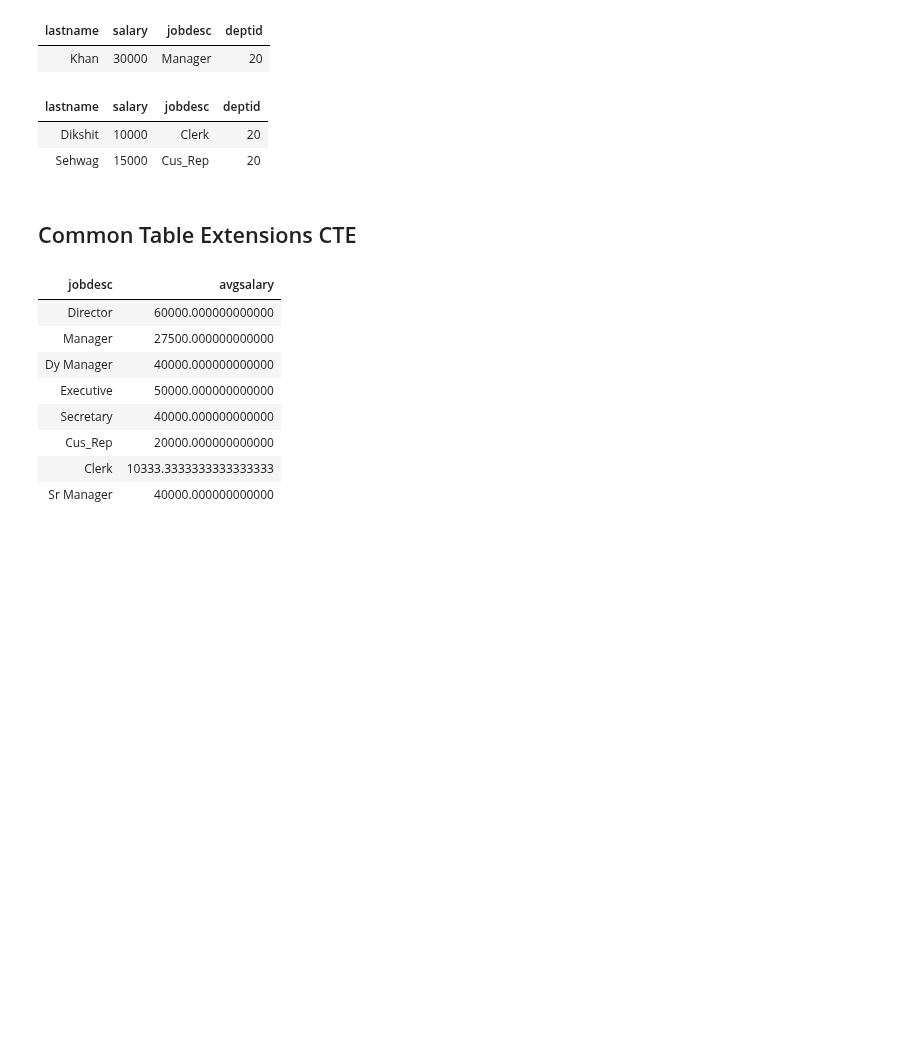
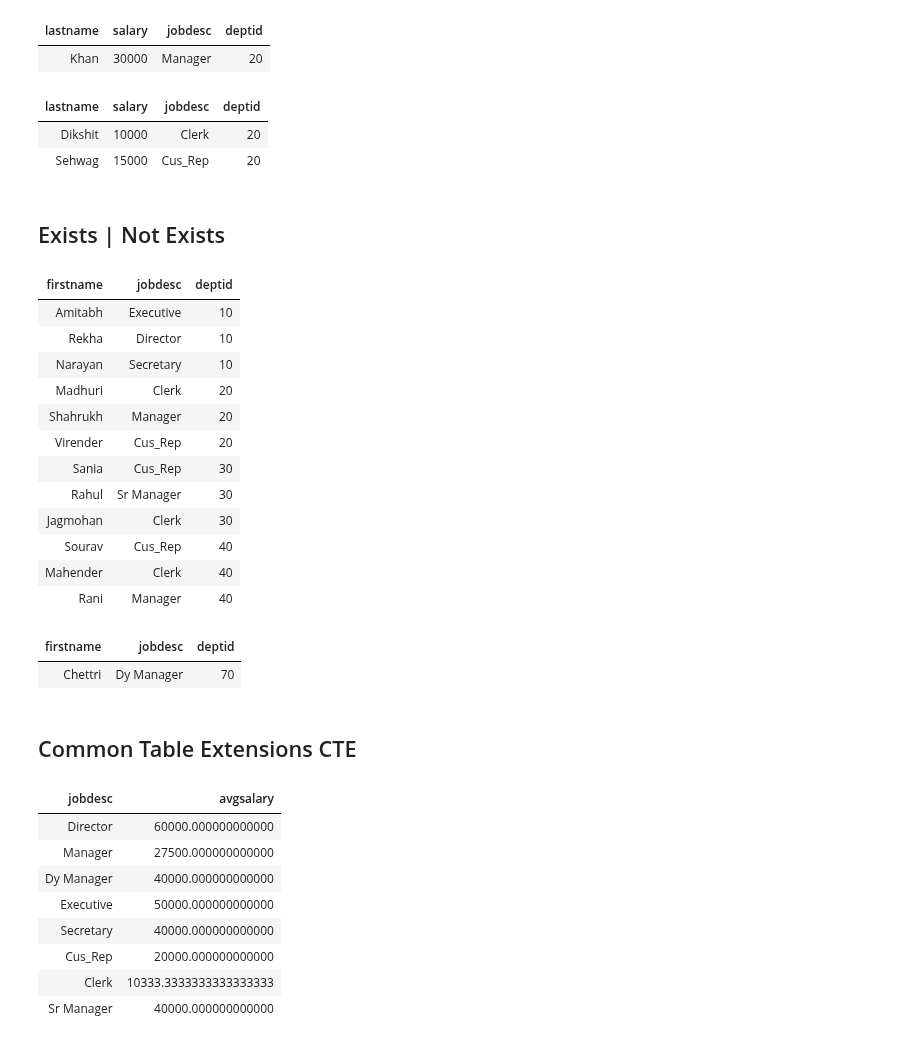
Before and after one commit to Praxis-QR/RDWH, a Jupyter notebook: PostgreSQL_02_SQL42.ipynb, the cells around one changed output. Saved outputs shown, nothing was run; the diff lists cells and outputs as text; code cells hidden in the pictures; blank space fills up the shorter version.

```diff
--- a/PostgreSQL_02_SQL42.ipynb
+++ b/PostgreSQL_02_SQL42.ipynb
@@ -755,6 +755,43 @@ runSelect(sql)
 | lastname | salary | jobdesc | deptid |
 | Dikshit | 10000 | Clerk | 20 |
 | Sehwag | 15000 | Cus_Rep | 20 |
+# %% [markdown]
+## Exists | Not Exists
+# %%
+#!psql -h localhost -p 5432 -Uupraxis -ddbpraxis -c "\
+sql = "\
+select firstname, jobdesc, deptid from empl \
+where exists \
+(select * from dept where empl.deptid = dept.deptid)\
+order by deptid \
+"
+runSelect(sql)
+# %% [output]
+| firstname | jobdesc | deptid |
+| Amitabh | Executive | 10 |
+| Rekha | Director | 10 |
+| Narayan | Secretary | 10 |
+| Madhuri | Clerk | 20 |
+| Shahrukh | Manager | 20 |
+| Virender | Cus_Rep | 20 |
+| Sania | Cus_Rep | 30 |
+| Rahul | Sr Manager | 30 |
+| Jagmohan | Clerk | 30 |
+| Sourav | Cus_Rep | 40 |
+| Mahender | Clerk | 40 |
+| Rani | Manager | 40 |
+# %%
+#!psql -h localhost -p 5432 -Uupraxis -ddbpraxis -c "\
+sql = "\
+select firstname, jobdesc, deptid from empl \
+where not exists \
+(select * from dept where empl.deptid = dept.deptid)\
+order by deptid \
+"
+runSelect(sql)
+# %% [output]
+| firstname | jobdesc | deptid |
+| Chettri | Dy Manager | 70 |
 # %% [markdown]
 ## Common Table Extensions CTE
 # %%
```
Also changed, not shown: parts of 3 cells of this notebook.
